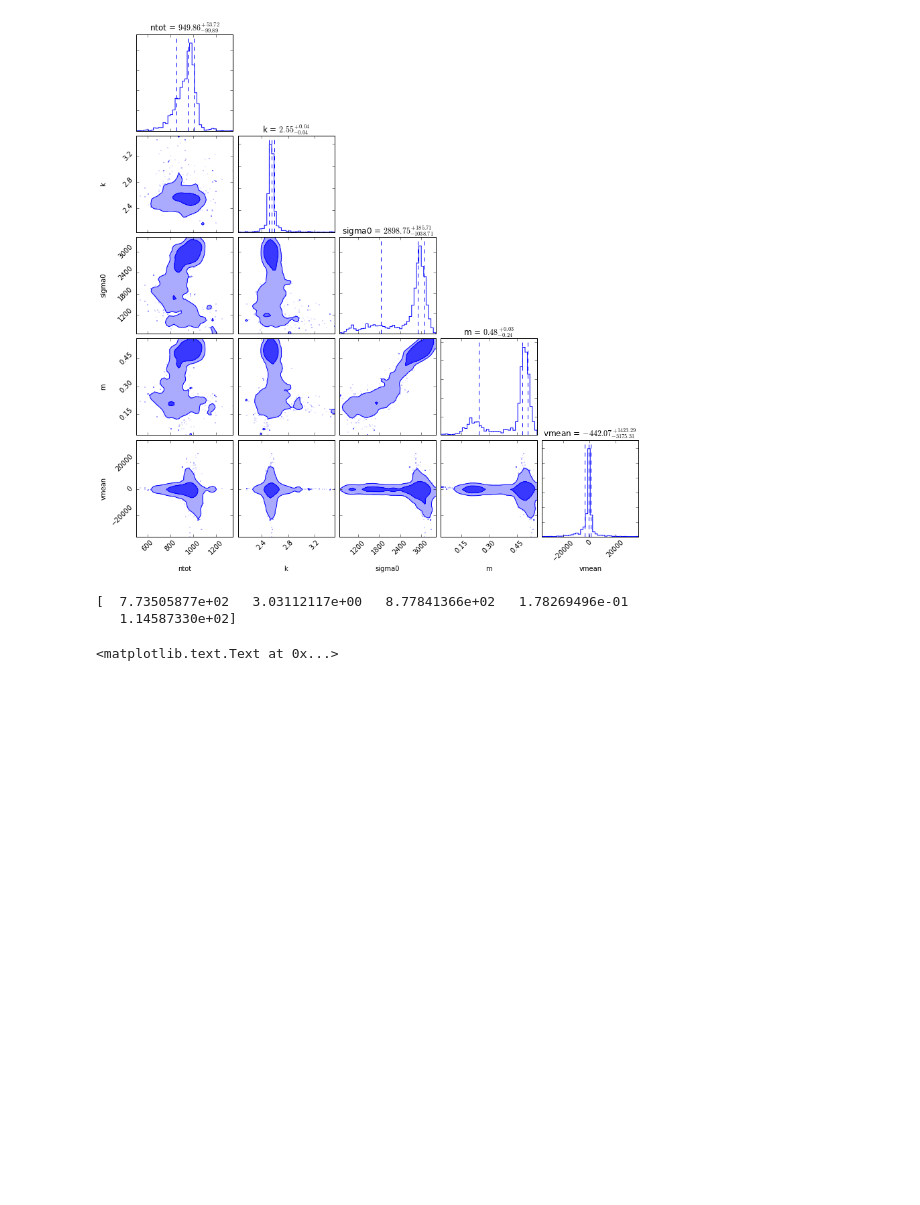
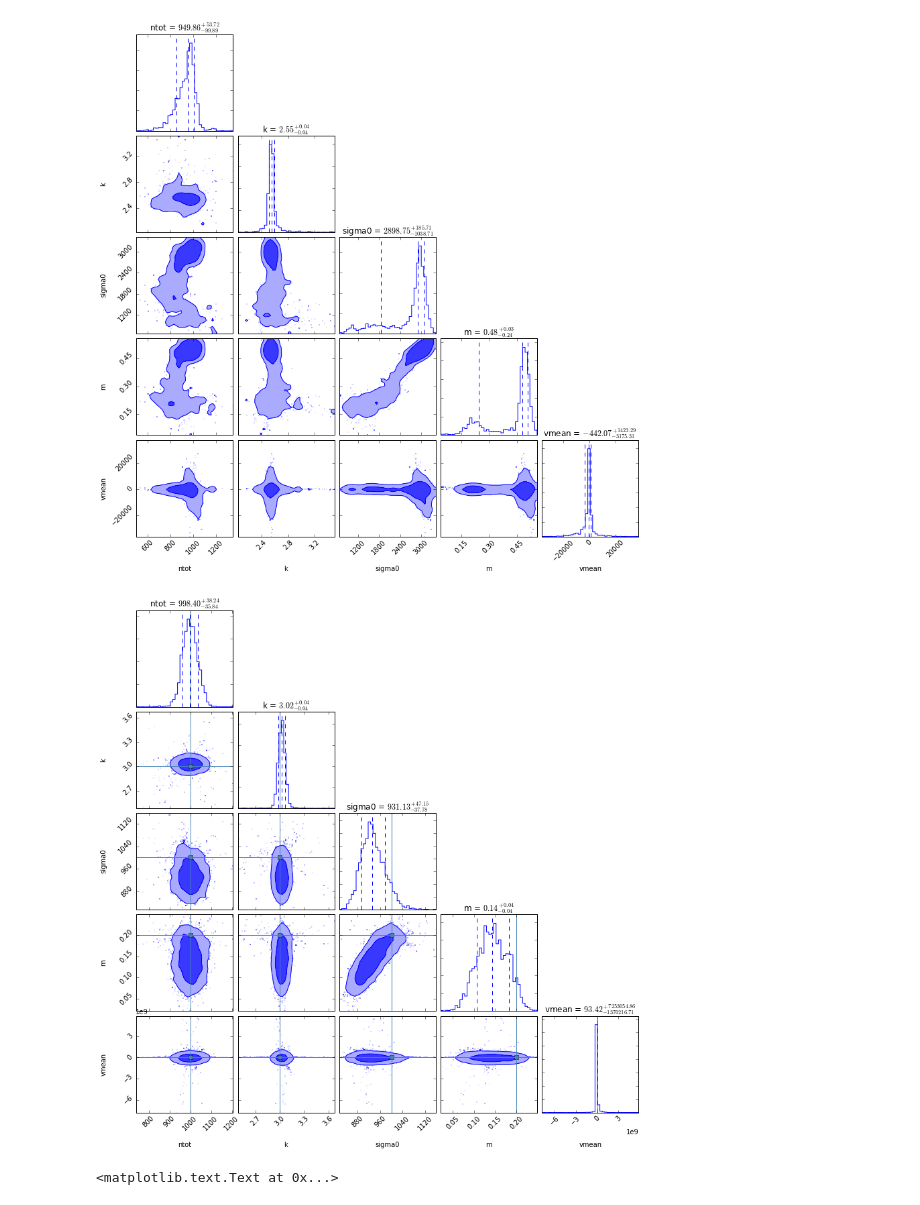
Before and after one commit to ondrejiayc/PH366_final_project, a Jupyter notebook: annularAnalysis2.ipynb, the cells around one changed output. Drawn from its saved outputs; the diff is of its cells as text; code cells hidden in the pictures; blank space fills up the shorter version.

```diff
--- a/annularAnalysis2.ipynb
+++ b/annularAnalysis2.ipynb
@@ -188,11 +190,19 @@ plt.show()
 # %% [output]
 (6000, 5)
 [figure]
-# %%
-print sampler.flatchain[0]
-# %% [output]
-[  7.73505877e+02   3.03112117e+00   8.77841366e+02   1.78269496e-01
-   1.14587330e+02]
+# %%
+chain = np.load('chain_conMock0_15000steps.npy')
+
+#print sampler.flatchain.shape
+
+import corner
+corner.corner(chain, labels=['ntot','k','sigma0','m','vmean'],quantiles=[0.16,0.5,0.84],
+                show_titles=True, title_args={"fontsize": 12},
+                plot_datapoints=True, fill_contours=True, levels=[0.68, 0.95],
+                truths=[1000.,3.,1000.,0.2,0.],color='b', bins=40, smooth=1.0);
+plt.show()
+# %% [output]
+[figure, added]
 # %%
 radii = np.logspace(0,3,20)
 
```
Also changed, not shown: parts of 2 cells of this notebook.
